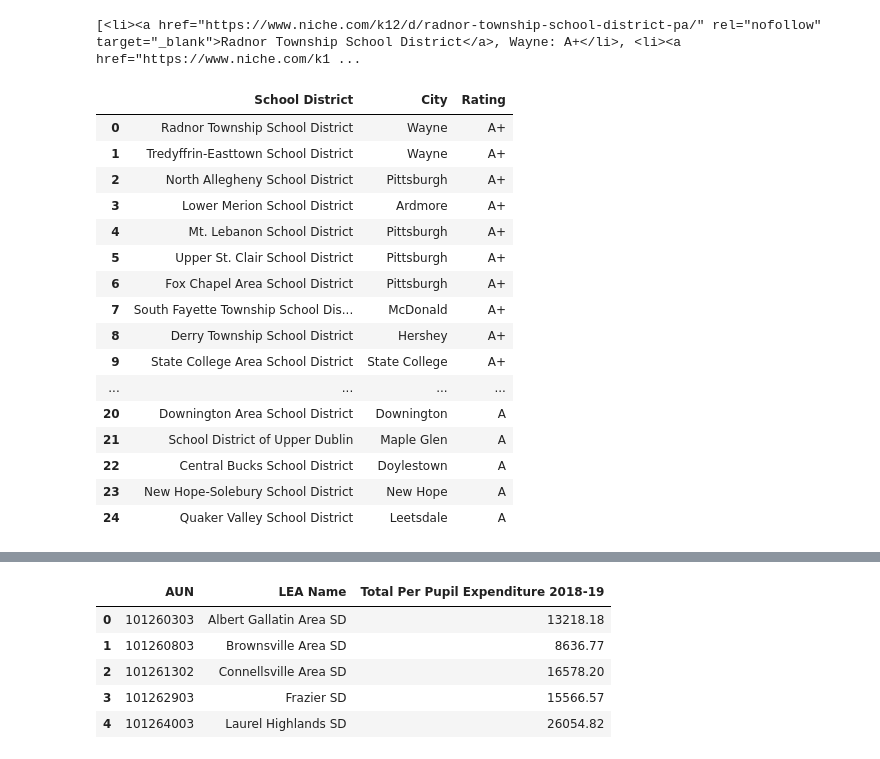
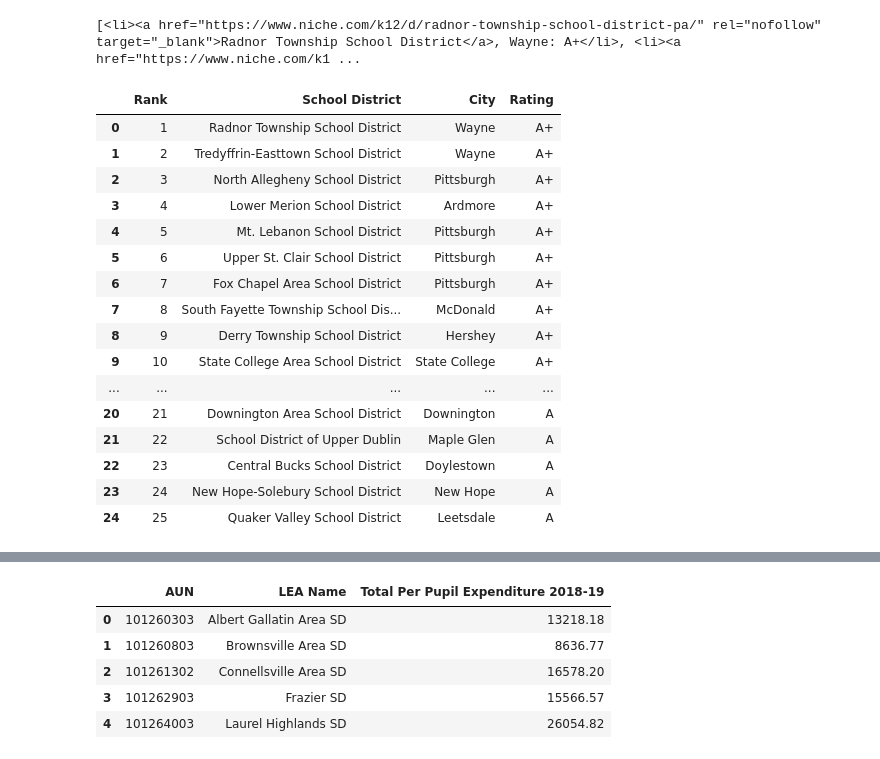
Before and after one commit to 4a6166/UPenn-Data---Project-3, a Jupyter notebook: Katy/katy.ipynb, the cells around one changed output, grey strips where cells are left out. Drawn from its saved outputs; the diff is of its cells as text; code cells hidden in the pictures.

```diff
--- a/Katy/katy.ipynb
+++ b/Katy/katy.ipynb
@@ -29,30 +29,33 @@ print(schools_list)
 # %%
 # Use list comprehension to loop through returned list above and split text into 3 columns
 # Load split data into data frame
 # Code created with help of TA Adam Siens
 article_top_25_df=pd.DataFrame([[i.strip() for i in [s.text.split(',')[0], *s.text.split(',')[1].split(':')]] for s in schools_list])
 
 # Rename columns
 article_top_25_df=article_top_25_df.rename(columns={0:"School District",1:"City",2:"Rating"})
+
+# Add column for rank
+article_top_25_df.insert(0, "Rank", range(1, 1+len(article_top_25_df)))
 article_top_25_df
 # %% [output]
-|  | School District | City | Rating |
-| 0 | Radnor Township School District | Wayne | A+ |
-| 1 | Tredyffrin-Easttown School District | Wayne | A+ |
-| 2 | North Allegheny School District | Pittsburgh | A+ |
-| 3 | Lower Merion School District | Ardmore | A+ |
-| 4 | Mt. Lebanon School District | Pittsburgh | A+ |
-| 5 | Upper St. Clair School District | Pittsburgh | A+ |
-| 6 | Fox Chapel Area School District | Pittsburgh | A+ |
-| 7 | South Fayette Township School Dis... | McDonald | A+ |
-| 8 | Derry Township School District | Hershey | A+ |
-| 9 | State College Area School District | State College | A+ |
-| ... | ... | ... | ... |
-| 20 | Downington Area School District | Downington | A |
-| 21 | School District of Upper Dublin | Maple Glen | A |
-| 22 | Central Bucks School District | Doylestown | A |
-| 23 | New Hope-Solebury School District | New Hope | A |
-| 24 | Quaker Valley School District | Leetsdale | A |
+|  | Rank | School District | City | Rating |
+| 0 | 1 | Radnor Township School District | Wayne | A+ |
+| 1 | 2 | Tredyffrin-Easttown School District | Wayne | A+ |
+| 2 | 3 | North Allegheny School District | Pittsburgh | A+ |
+| 3 | 4 | Lower Merion School District | Ardmore | A+ |
+| 4 | 5 | Mt. Lebanon School District | Pittsburgh | A+ |
+| 5 | 6 | Upper St. Clair School District | Pittsburgh | A+ |
+| 6 | 7 | Fox Chapel Area School District | Pittsburgh | A+ |
+| 7 | 8 | South Fayette Township School Dis... | McDonald | A+ |
+| 8 | 9 | Derry Township School District | Hershey | A+ |
+| 9 | 10 | State College Area School District | State College | A+ |
+| ... | ... | ... | ... | ... |
+| 20 | 21 | Downington Area School District | Downington | A |
+| 21 | 22 | School District of Upper Dublin | Maple Glen | A |
+| 22 | 23 | Central Bucks School District | Doylestown | A |
+| 23 | 24 | New Hope-Solebury School District | New Hope | A |
+| 24 | 25 | Quaker Valley School District | Leetsdale | A |
 # %%
 # Export dataframe to json file
 article_top_25_df.to_json("Resources/top_25.json")
```
Also changed, not shown: parts of 3 cells of this notebook, 4 other files.
